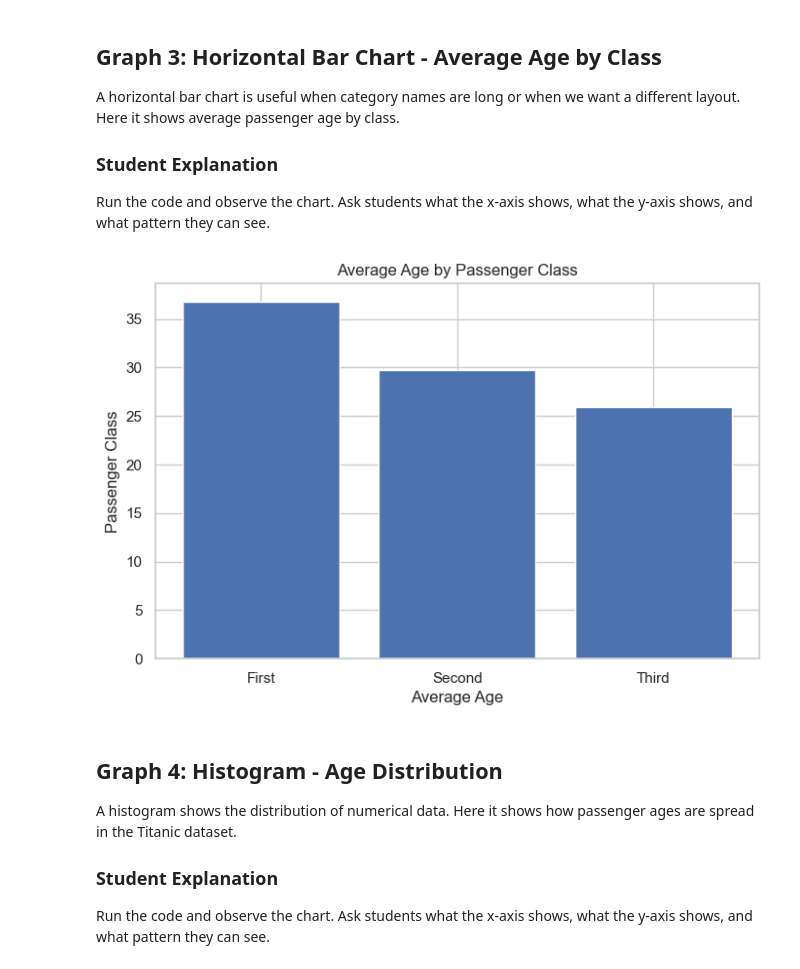
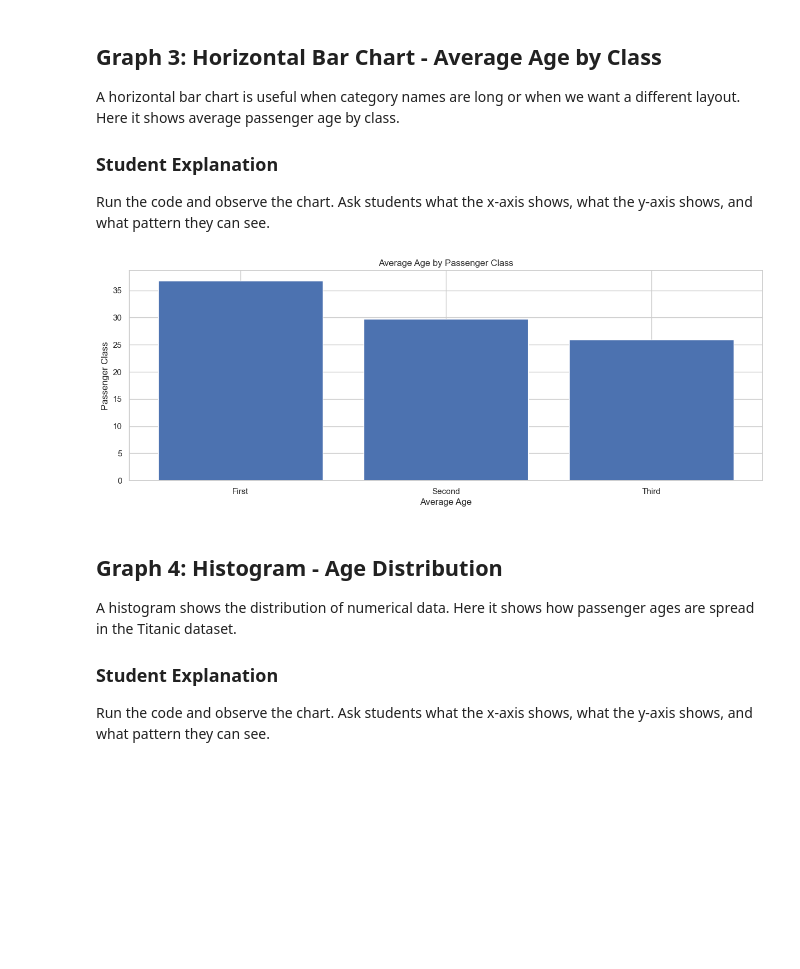
Before and after one commit to Zeeshan5932/Minhaj-solutions, a Jupyter notebook: Machine Learning/Matplotlib/01_Matplotlib.ipynb, the cells around one changed output. Drawn from its saved outputs; the diff is of its cells as text; code cells hidden in the pictures; blank space fills up the shorter version.

```diff
--- a/Machine Learning/Matplotlib/01_Matplotlib.ipynb
+++ b/Machine Learning/Matplotlib/01_Matplotlib.ipynb
@@ -288,14 +327,14 @@ Run the code and observe the chart. Ask students what the x-axis shows, what the
 # %%
 avg_age_class = df_clean.groupby('class')['age'].mean()
 
-plt.figure(figsize=(8,5))
+plt.figure(figsize=(15,5))
 plt.bar(avg_age_class.index.astype(str), avg_age_class.values)
 plt.title('Average Age by Passenger Class')
 plt.xlabel('Average Age')
 plt.ylabel('Passenger Class')
 plt.show()
 # %% [output]
-[figure, old version]
+[figure, new version]
 # %% [markdown]
 ## Graph 4: Histogram - Age Distribution
 
```
Also changed, not shown: parts of 5 cells of this notebook, 3 other files.
